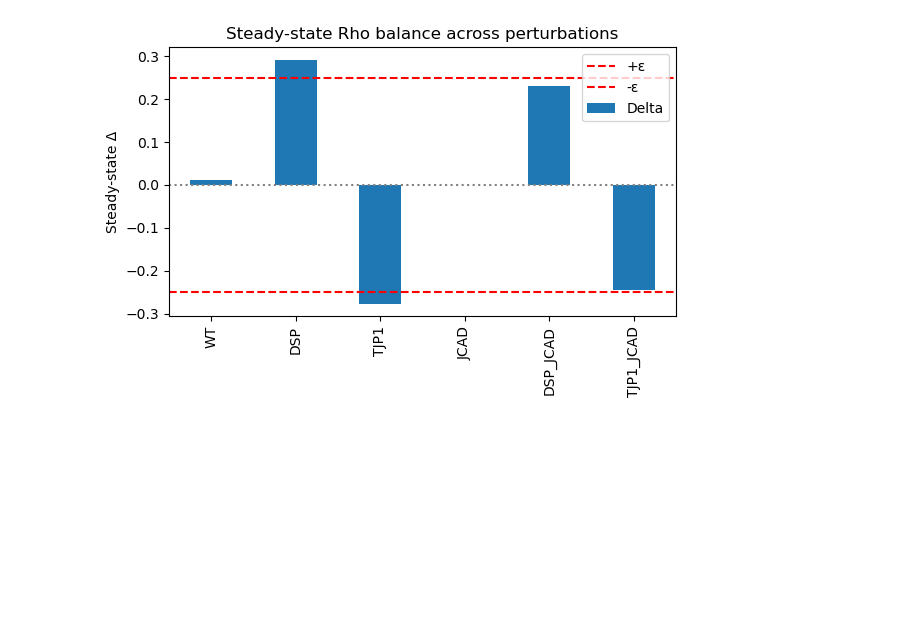
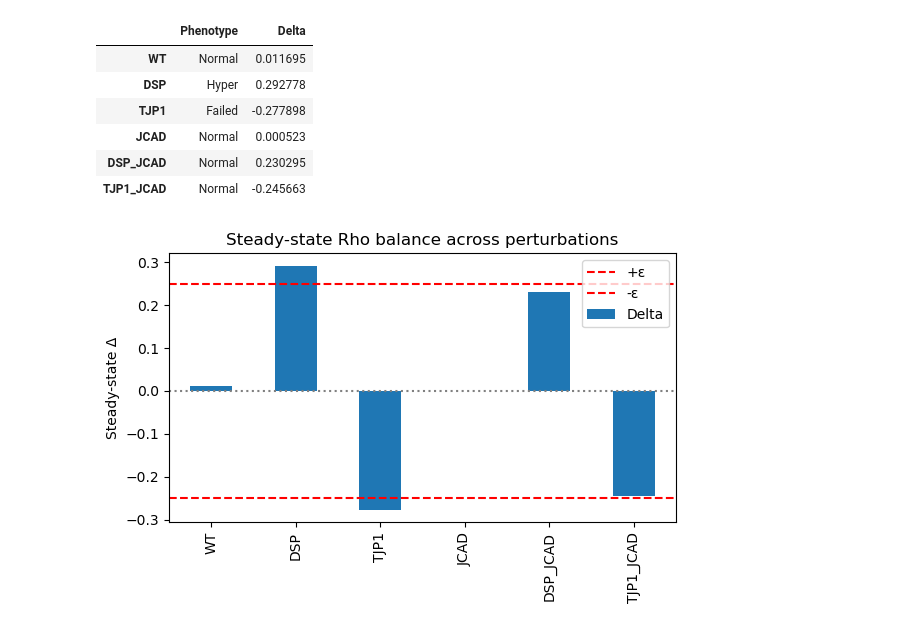
Before and after one commit to emilieyuu/endotehelial-masboss, a Jupyter notebook: notebooks/02_model_two_run.ipynb, the cells around one changed output. Cells and saved outputs as stored; diff of their text form; code cells hidden in the pictures; blank space fills up the shorter version.

```diff
--- a/notebooks/02_model_two_run.ipynb
+++ b/notebooks/02_model_two_run.ipynb
@@ -163,19 +165,27 @@ for name, df in node_dfs.items():
 # %%
 
 perbs_summary_df = pd.concat(stat_rows, ignore_index=True).set_index('KO')
 perbs_summary_df.to_csv(os.path.join(summary_dir, "KO_summary.csv"), index=True)
 
 phenotype_df = perbs_summary_df.idxmax(axis=1).to_frame(name='Phenotype')
 phenotype_df.to_csv(os.path.join(summary_dir, "ss_phenotypes.csv"), index=True)
 
 balance_df = pd.concat(balance_cols, axis=1)
 balance_df = balance_df.copy().drop(columns=['DSP_TJP1', 'DSP_TJP1_JCAD'])
 balance_df.to_csv(os.path.join(summary_dir, "delta_summary_full.csv"), index=True)
 
 delta_ss = balance_df.iloc[-1].to_frame(name='Delta')
-final_ss_table = pd.concat([phenotype_df, delta_ss], axis=1)
+final_ss_table = pd.concat([phenotype_df, delta_ss], axis=1).dropna()
 final_ss_table.to_csv(os.path.join(summary_dir, "ss_phenotypes_delta.csv"), index=True)
 final_ss_table
+# %% [output]
+|  | Phenotype | Delta |
+| WT | Normal | 0.011695 |
+| DSP | Hyper | 0.292778 |
+| TJP1 | Failed | -0.277898 |
+| JCAD | Normal | 0.000523 |
+| DSP_JCAD | Normal | 0.230295 |
+| TJP1_JCAD | Normal | -0.245663 |
 # %%
 
 fig, ax = plt.subplots(figsize=(6,4))
```
Also changed, not shown: parts of 3 cells of this notebook, 10 other files.
